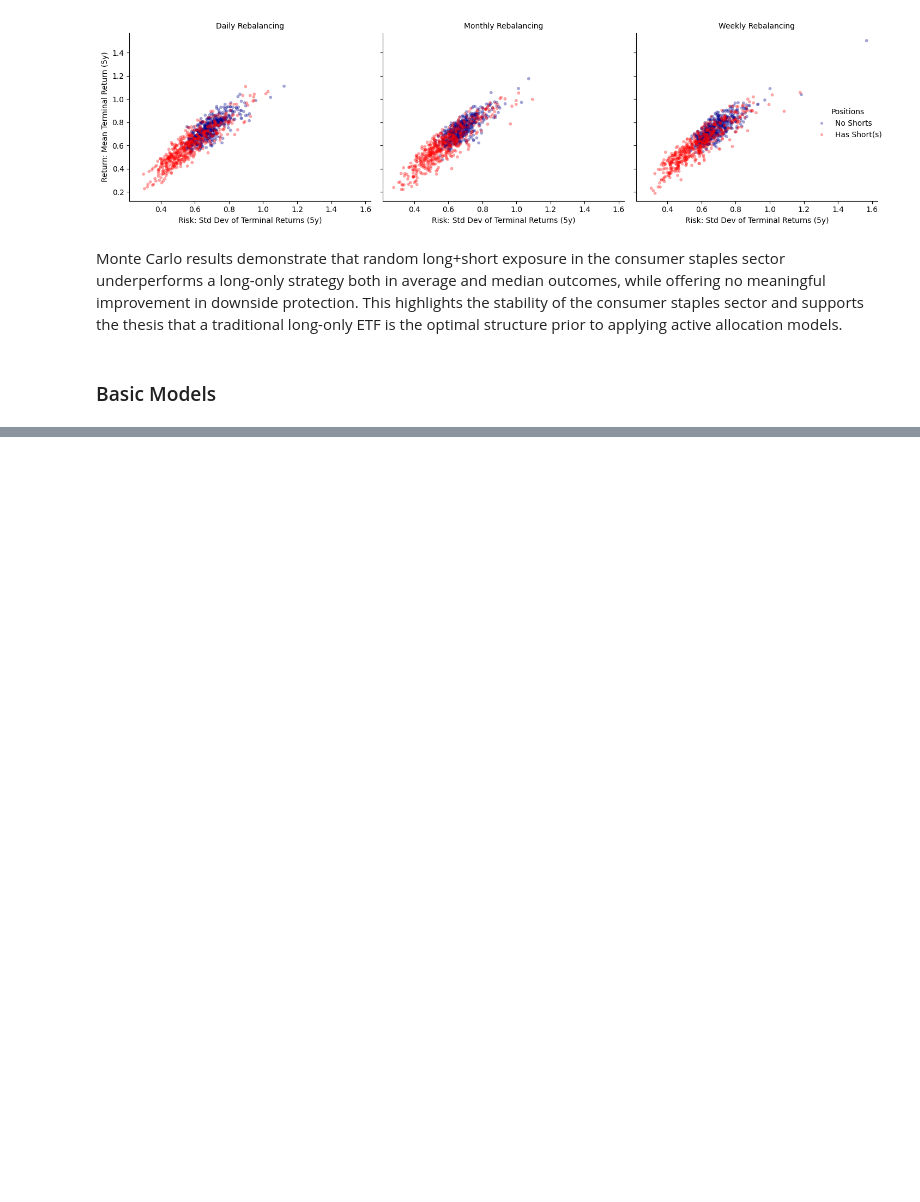
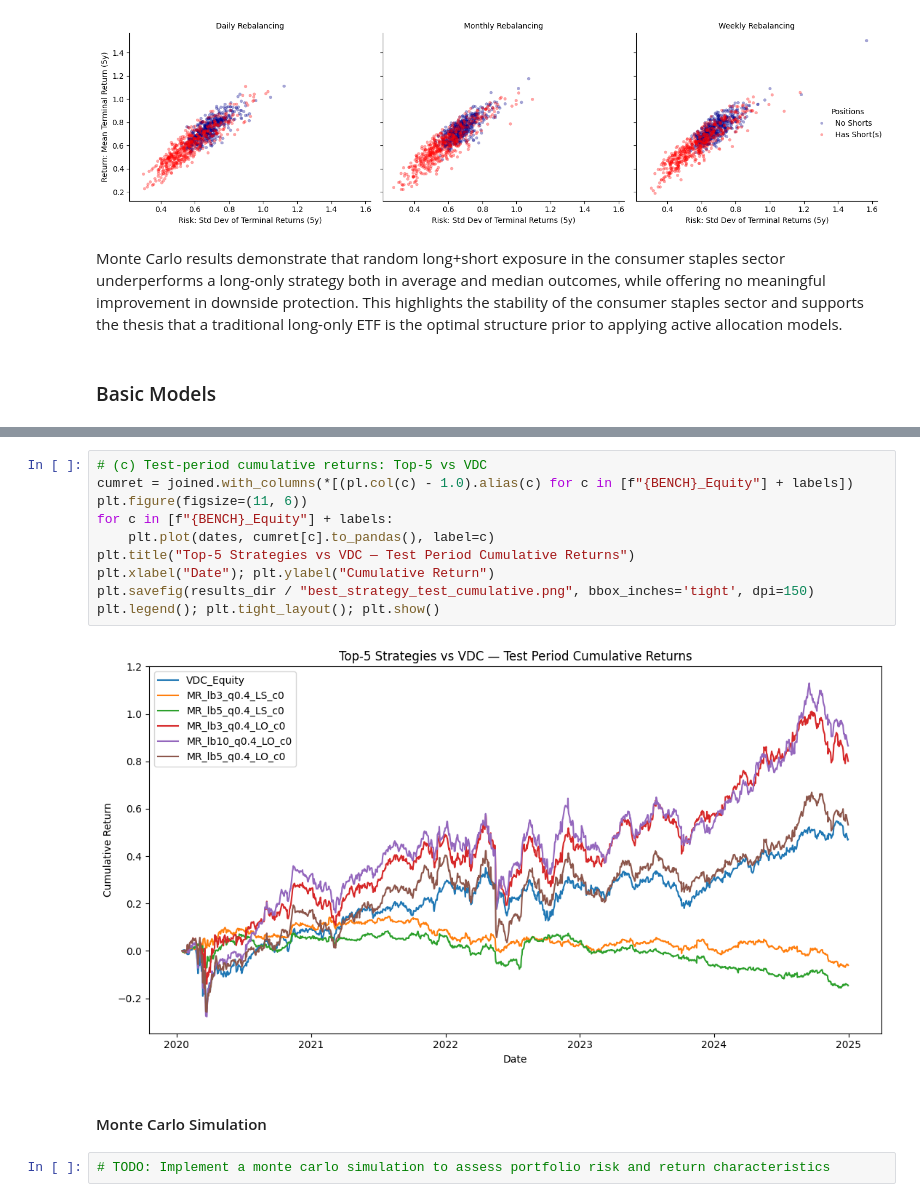
Before and after one commit to EliFreedman/MSDS-451-Final, a Jupyter notebook: notebooks/final_project.ipynb, the cells around one changed output, grey strips where cells are left out. Cells and saved outputs as stored; diff of their text form; blank space fills up the shorter version.

```diff
--- a/notebooks/final_project.ipynb
+++ b/notebooks/final_project.ipynb
@@ -977,0 +1464,16 @@ Monte Carlo results demonstrate that random long+short exposure in the consumer
+# %%
+# (c) Test-period cumulative returns: Top-5 vs VDC
+cumret = joined.with_columns(*[(pl.col(c) - 1.0).alias(c) for c in [f"{BENCH}_Equity"] + labels])
+plt.figure(figsize=(11, 6))
+for c in [f"{BENCH}_Equity"] + labels:
+    plt.plot(dates, cumret[c].to_pandas(), label=c)
+plt.title("Top-5 Strategies vs VDC — Test Period Cumulative Returns")
+plt.xlabel("Date"); plt.ylabel("Cumulative Return")
+plt.savefig(results_dir / "best_strategy_test_cumulative.png", bbox_inches='tight', dpi=150)
+plt.legend(); plt.tight_layout(); plt.show()
+# %% [output]
+[figure, added]
+# %% [markdown]
+#### Monte Carlo Simulation
+# %%
+# TODO: Implement a monte carlo simulation to assess portfolio risk and return characteristics
```
Also changed, not shown: parts of 43 cells of this notebook.
